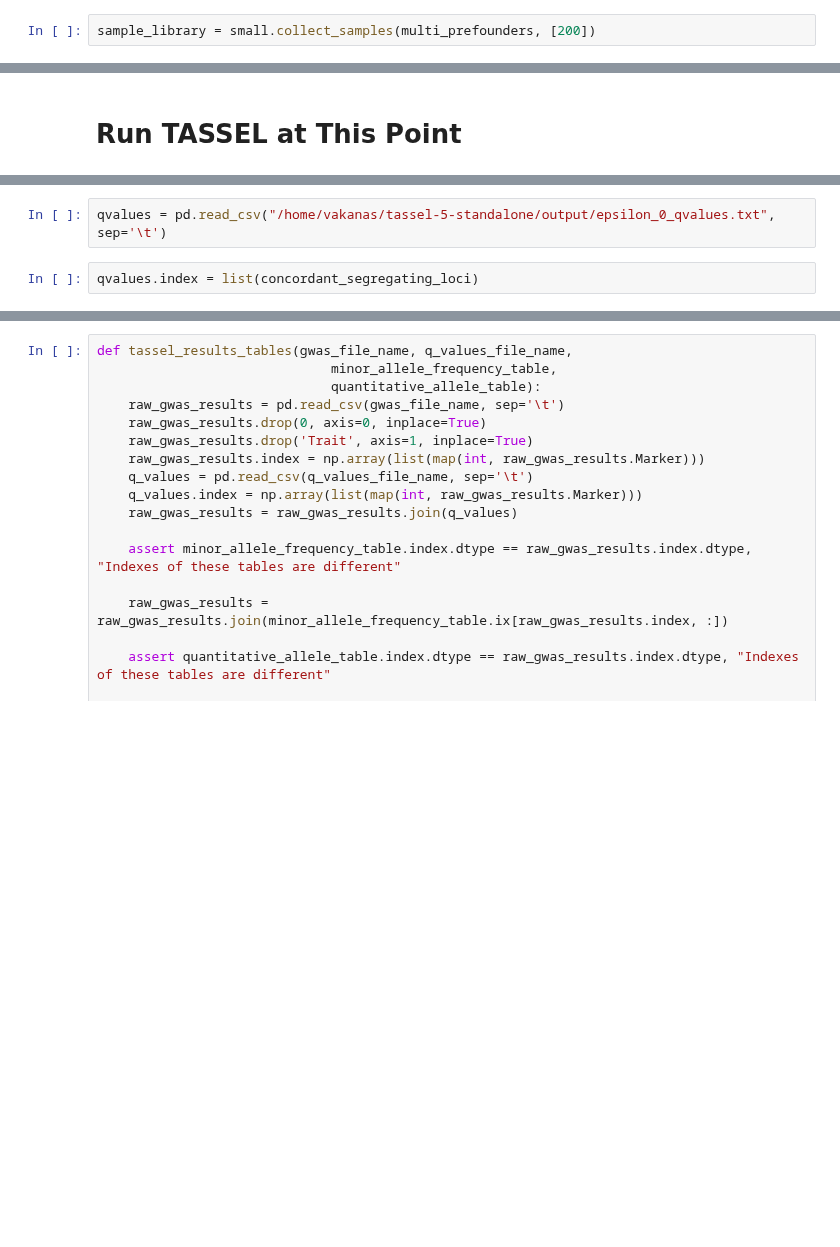
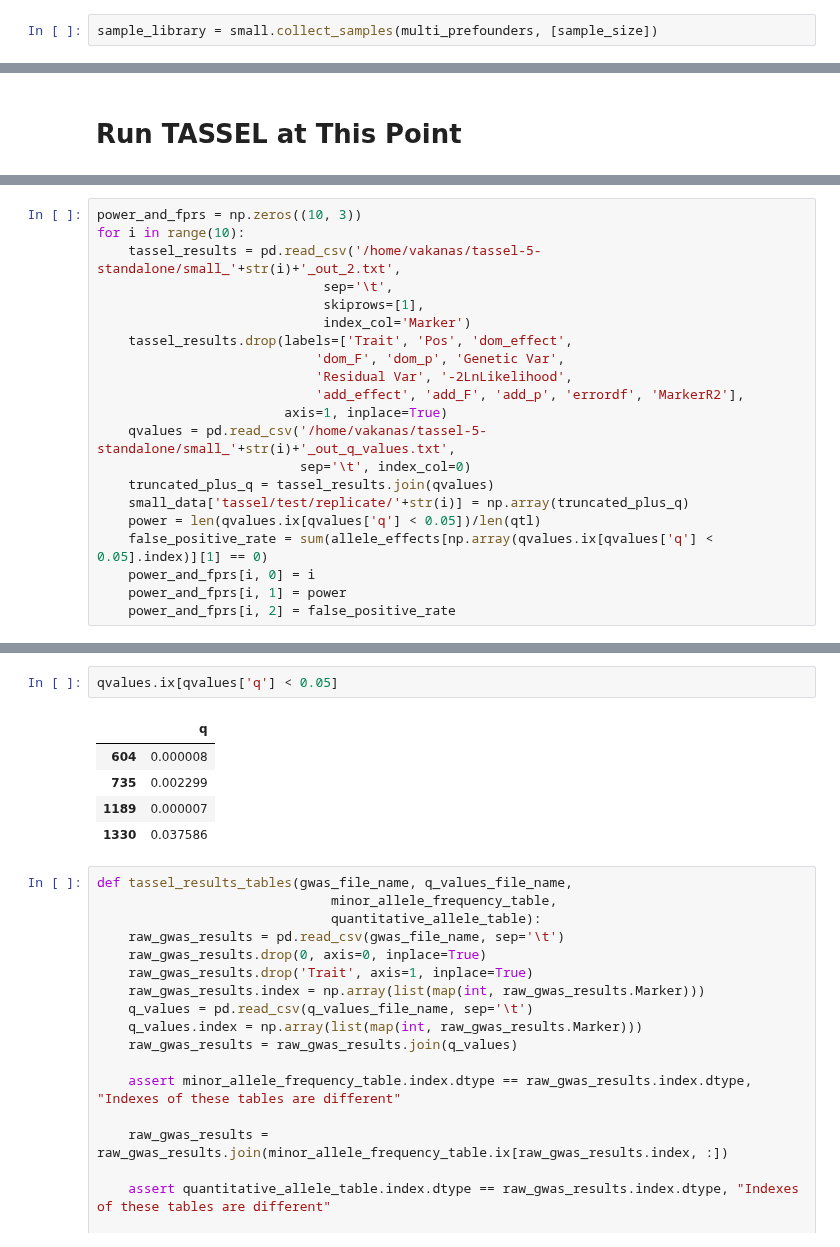
Before and after one commit to maizeatlas/saegus, a Jupyter notebook: devel/magic/1478/small_scale_run.ipynb, the cells around one changed output, grey strips where cells are left out. Cells and saved outputs as stored; diff of their text form; blank space fills up the shorter version.

```diff
--- a/devel/magic/1478/small_scale_run.ipynb
+++ b/devel/magic/1478/small_scale_run.ipynb
@@ -112,5 +113,5 @@ sample_size = 200
 # %%
-sample_library = small.collect_samples(multi_prefounders, [200])
+sample_library = small.collect_samples(multi_prefounders, [sample_size])
 # %%
 for rep_id, sample_list in sample_library.items():
     sim.stat(sample_list[0], numOfSegSites=sim.ALL_AVAIL, vars=['numOfSegSites', 'segSites'])
@@ -180,0 +292,21 @@ for rep, sample_list in sample_library.items():
+# %%
+power_and_fprs = np.zeros((10, 3))
+for i in range(10):
+    tassel_results = pd.read_csv('/home/vakanas/tassel-5-standalone/small_'+str(i)+'_out_2.txt',
+                             sep='\t',
+                             skiprows=[1],
+                             index_col='Marker')
+    tassel_results.drop(labels=['Trait', 'Pos', 'dom_effect',
+                            'dom_F', 'dom_p', 'Genetic Var',
+                            'Residual Var', '-2LnLikelihood',
+                            'add_effect', 'add_F', 'add_p', 'errordf', 'MarkerR2'],
+                        axis=1, inplace=True)
+    qvalues = pd.read_csv('/home/vakanas/tassel-5-standalone/small_'+str(i)+'_out_q_values.txt',
+                          sep='\t', index_col=0)
+    truncated_plus_q = tassel_results.join(qvalues)
+    small_data['tassel/test/replicate/'+str(i)] = np.array(truncated_plus_q)
+    power = len(qvalues.ix[qvalues['q'] < 0.05])/len(qtl)
+    false_positive_rate = sum(allele_effects[np.array(qvalues.ix[qvalues['q'] < 0.05].index)][1] == 0)
+    power_and_fprs[i, 0] = i
+    power_and_fprs[i, 1] = power
+    power_and_fprs[i, 2] = false_positive_rate
@@ -231,4 +748,0 @@ array([[   15.   ,     1.   ,     0.6  ,     3.   ,     1.644],
-# %%
-qvalues = pd.read_csv("/home/vakanas/tassel-5-standalone/output/epsilon_0_qvalues.txt", sep='\t')
-# %%
-qvalues.index = list(concordant_segregating_loci)
@@ -257,3 +774,11 @@ raw_gwas_results
+# %%
+qvalues.ix[qvalues['q'] < 0.05]
+# %% [output]
+|  | q |
+| 604 | 0.000008 |
+| 735 | 0.002299 |
+| 1189 | 0.000007 |
+| 1330 | 0.037586 |
 # %%
 def tassel_results_tables(gwas_file_name, q_values_file_name,
                               minor_allele_frequency_table,
```
Also changed, not shown: parts of 92 cells of this notebook, 2 other files.
